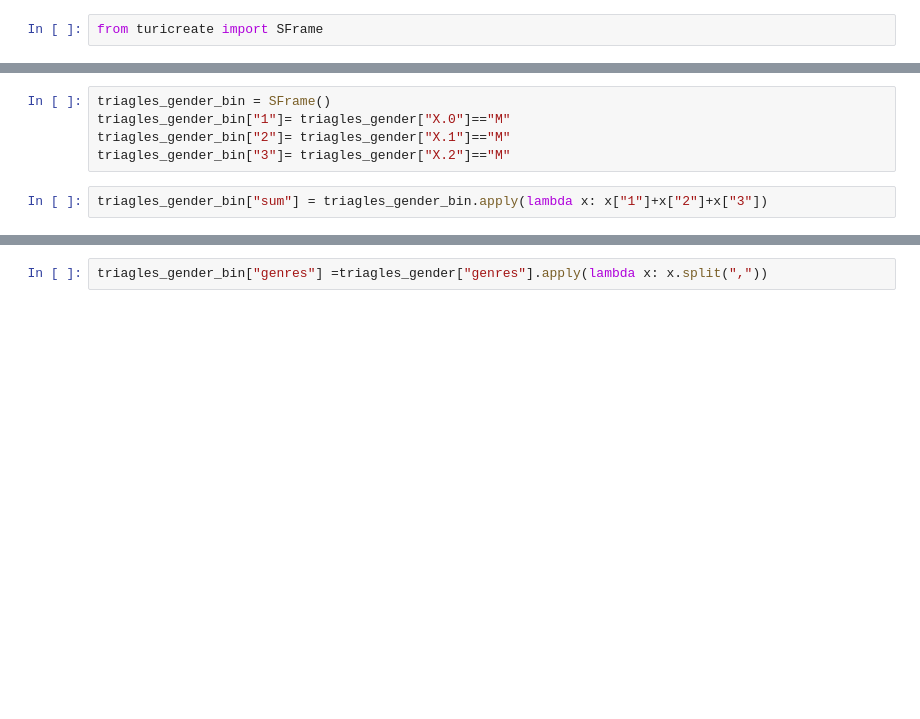
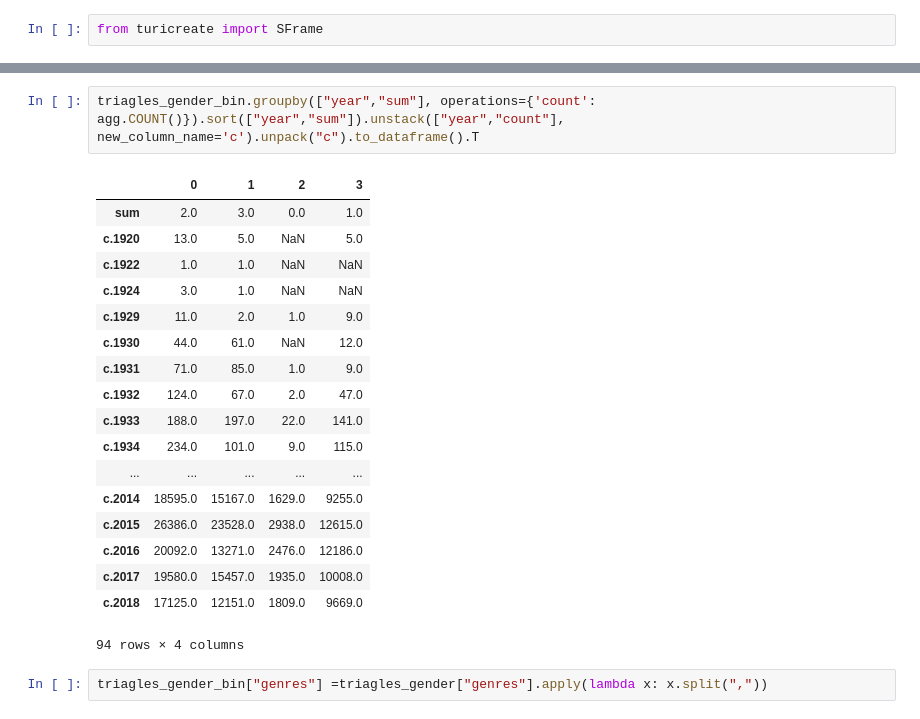
Before and after one commit to data4goodlab/subs2network, a Jupyter notebook: subs2graph/IMDB-Gender-Results.ipynb, the cells around one changed output, grey strips where cells are left out. Saved outputs shown, nothing was run; the diff lists cells and outputs as text; blank space fills up the shorter version.

```diff
--- a/subs2graph/IMDB-Gender-Results.ipynb
+++ b/subs2graph/IMDB-Gender-Results.ipynb
@@ -642,7 +582,0 @@ triagles_gender = triagles_gender.join(imdb_data.title, {"movie":"primaryTitle",
-# %%
-triagles_gender_bin = SFrame()
-triagles_gender_bin["1"]= triagles_gender["X.0"]=="M"
-triagles_gender_bin["2"]= triagles_gender["X.1"]=="M"
-triagles_gender_bin["3"]= triagles_gender["X.2"]=="M"
-# %%
-triagles_gender_bin["sum"] = triagles_gender_bin.apply(lambda x: x["1"]+x["2"]+x["3"])
@@ -657,3 +695,24 @@ Name: sum, dtype: int64
+# %%
+triagles_gender_bin.groupby(["year","sum"], operations={'count': agg.COUNT()}).sort(["year","sum"]).unstack(["year","count"], new_column_name='c').unpack("c").to_dataframe().T
+# %% [output]
+|  | 0 | 1 | 2 | 3 |
+| sum | 2.0 | 3.0 | 0.0 | 1.0 |
+| c.1920 | 13.0 | 5.0 | NaN | 5.0 |
+| c.1922 | 1.0 | 1.0 | NaN | NaN |
+| c.1924 | 3.0 | 1.0 | NaN | NaN |
+| c.1929 | 11.0 | 2.0 | 1.0 | 9.0 |
+| c.1930 | 44.0 | 61.0 | NaN | 12.0 |
+| c.1931 | 71.0 | 85.0 | 1.0 | 9.0 |
+| c.1932 | 124.0 | 67.0 | 2.0 | 47.0 |
+| c.1933 | 188.0 | 197.0 | 22.0 | 141.0 |
+| c.1934 | 234.0 | 101.0 | 9.0 | 115.0 |
+| ... | ... | ... | ... | ... |
+| c.2014 | 18595.0 | 15167.0 | 1629.0 | 9255.0 |
+| c.2015 | 26386.0 | 23528.0 | 2938.0 | 12615.0 |
+| c.2016 | 20092.0 | 13271.0 | 2476.0 | 12186.0 |
+| c.2017 | 19580.0 | 15457.0 | 1935.0 | 10008.0 |
+| c.2018 | 17125.0 | 12151.0 | 1809.0 | 9669.0 |
+94 rows × 4 columns
 # %%
 triagles_gender_bin["genres"] =triagles_gender["genres"].apply(lambda x: x.split(","))
 # %%
```
Also changed, not shown: parts of 38 cells of this notebook, 4 other files.
